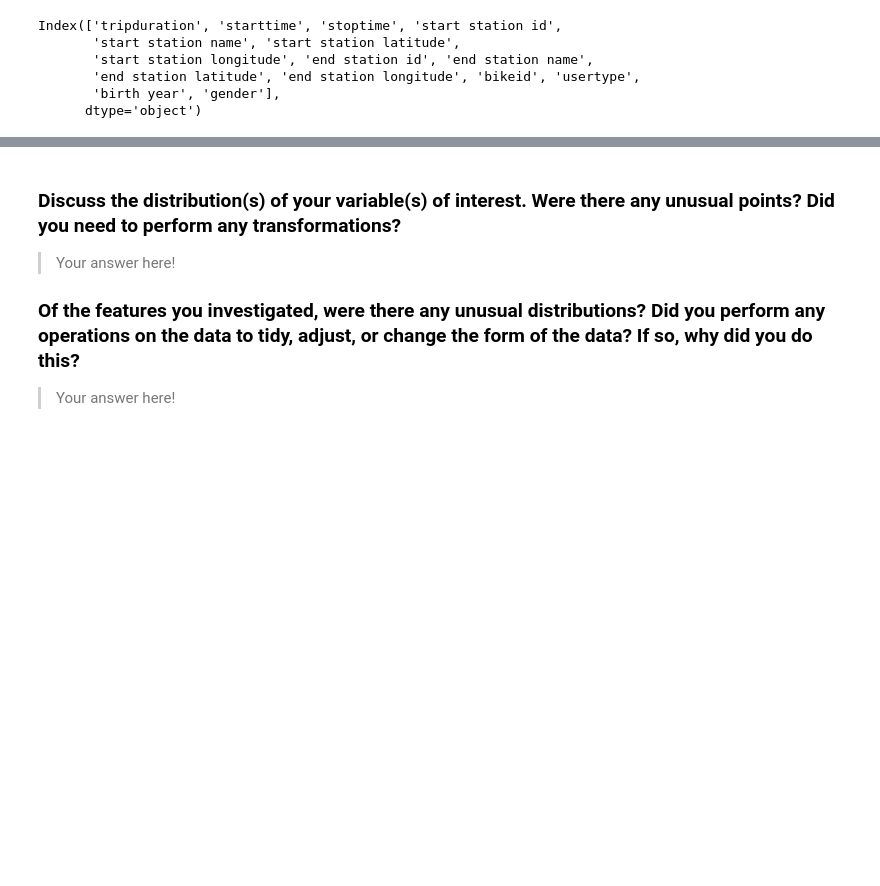
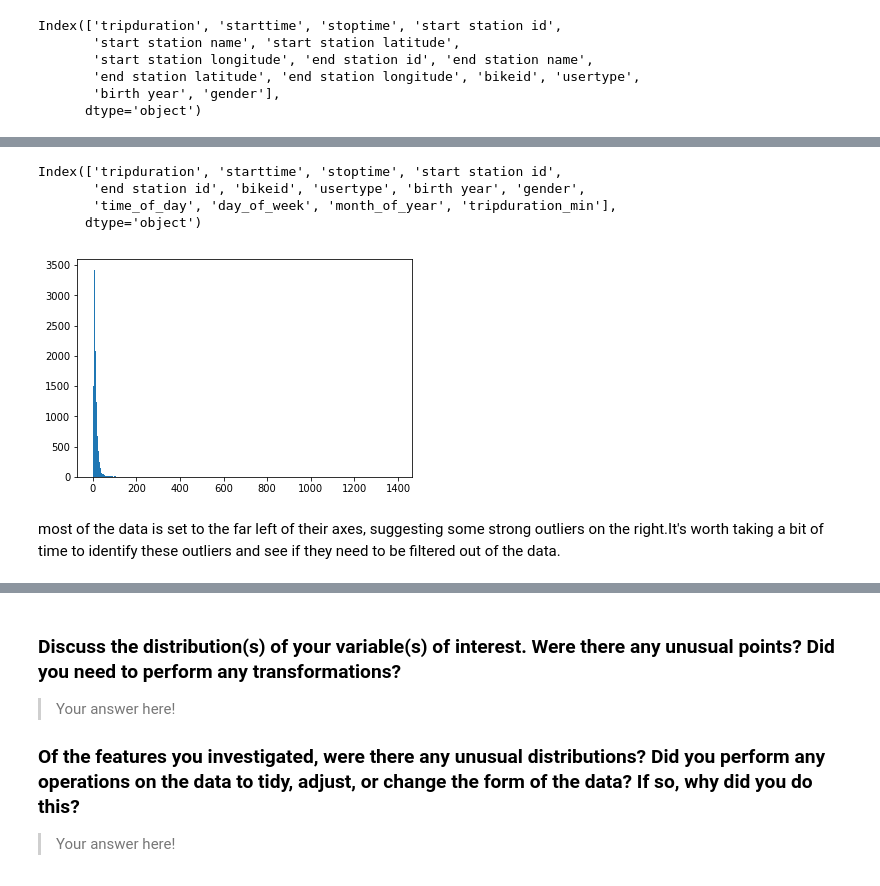
Before and after one commit to Manju-Saini/City-Bike-Data-Analysis-Visualization-Project, a Jupyter notebook: exploration_trip_data_los_angeles.ipynb, the cells around one changed output, grey strips where cells are left out. Drawn from its saved outputs; the diff is of its cells as text; code cells hidden in the pictures; blank space fills up the shorter version.

```diff
--- a/exploration_trip_data_los_angeles.ipynb
+++ b/exploration_trip_data_los_angeles.ipynb
@@ -79 +91,3 @@ After 201412-citibike-tripdata.csv trip.shape:  8081216
+# %%
+trip = pd.read_csv("trip_sample_10000.csv")
 # %%
@@ -162,3 +191,5 @@ trip['month_of_year'] = pd.Categorical(trip['month_of_year'], categories=['Janua
+# %%
+trip['tripduration_min'] = trip.tripduration/60
 # %%
 trip.info()
 # %% [output]
@@ -231,0 +232,15 @@ you plan on investigating next.
+# %%
+trip.columns
+# %% [output]
+Index(['tripduration', 'starttime', 'stoptime', 'start station id',
+       'end station id', 'bikeid', 'usertype', 'birth year', 'gender',
+       'time_of_day', 'day_of_week', 'month_of_year', 'tripduration_min'],
+      dtype='object')
+# %%
+bins = np.arange(0, 1400, 5)
+
+plt.hist(data=trip, x='tripduration_min', bins=bins);
+# %% [output]
+[figure, added]
+# %% [markdown]
+most of the data is set to the far left of their axes, suggesting some strong outliers on the right.It's worth taking a bit of time to identify these outliers and see if they need to be filtered out of the data.
```
Also changed, not shown: parts of 46 cells of this notebook, 1 other file.
